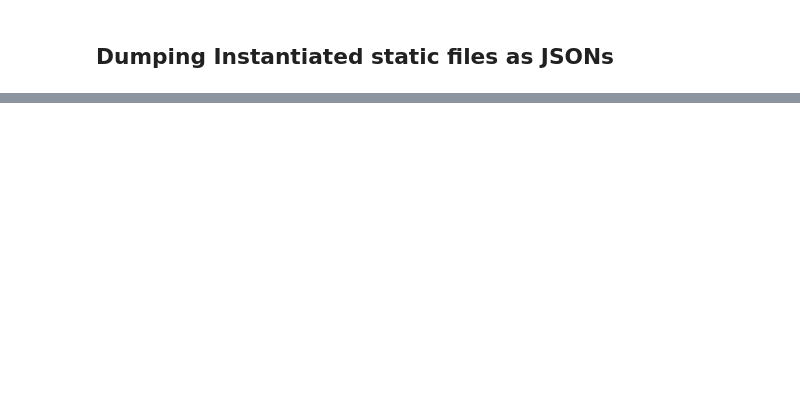
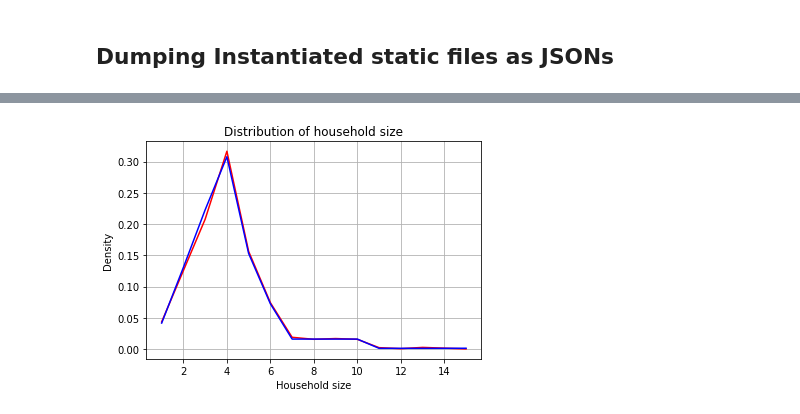
Before and after one commit to p10rahulm/covidSims, a Jupyter notebook: staticInst/interactive_instantiation.ipynb, the cells around one changed output, grey strips where cells are left out. Drawn from its saved outputs; the diff is of its cells as text; code cells hidden in the pictures; blank space fills up the shorter version.

```diff
--- a/staticInst/interactive_instantiation.ipynb
+++ b/staticInst/interactive_instantiation.ipynb
@@ -24,7 +24,7 @@ from modules.assignSchools import *
 from modules.assignWorkplaces import *
 
 
-city = "nyc"
+city = "bangalore"
 targetPopulation = 10000
 averageStudents = 17
 averageWorkforce = 2
@@ -40,9 +40,10 @@ start = time.time()
 cityGeojson = "data/base/"+city+"/city.geojson"
 cityGeoDF = parse_geospatial_data(cityGeojson)
 
+
 if "cityProfile.json" in os.listdir("data/base/"+city):
     cityProfile = "data/base/"+city+"/cityProfile.json"
-    ageDistribution, householdDistribution, schoolDistribution, householdSizes, unemployed_fraction = process_city_profile(cityProfile)
+    ageDistribution, householdDistribution, schoolDistribution, householdSizes, unemployed_fraction, maxWorkplaceDistance = process_city_profile(cityProfile)
 
 demographicsData = pd.read_csv("data/base/"+city+"/demographics.csv")
 housesData = pd.read_csv("data/base/"+city+"/households.csv")
@@ -92,10 +93,11 @@ getting parameters ready completed in  0.13752102851867676
 # %% [markdown]
 ## Assignment of individuals to households
 # %%
+#assignment of individuals to households
 print("instantiating individuals to households...")
 start = time.time()
 print("computed unemployment fraction = ", unemployed_fraction)
-individuals, households = assign_individuals_to_houses(targetPopulation, totalNumberOfWards, ageDistribution, householdSizes, householdDistribution, unemployed_fraction)
+households, individuals = assign_individuals_to_houses(targetPopulation, totalNumberOfWards, ageDistribution, householdSizes, householdDistribution, unemployed_fraction)
 print("instantiating individuals to households completed in ", time.time() - start)
 
 print("instantiating individual location by house location...")
@@ -177,0 +217,9 @@ saving instantiations as JSON completed in  0.08481740951538086
+# %%
+plt.plot(household_sizes, households['people staying'].value_counts(normalize=True).sort_index(ascending=True), 'r')
+plt.plot(household_sizes, household_distribution, 'b')
+plt.xlabel('Household size')
+plt.ylabel('Density')
+plt.title('Distribution of household size')
+plt.grid(True)
+# %% [output]
+[figure, added]
```
Also changed, not shown: parts of 13 cells of this notebook, 13 other files.
